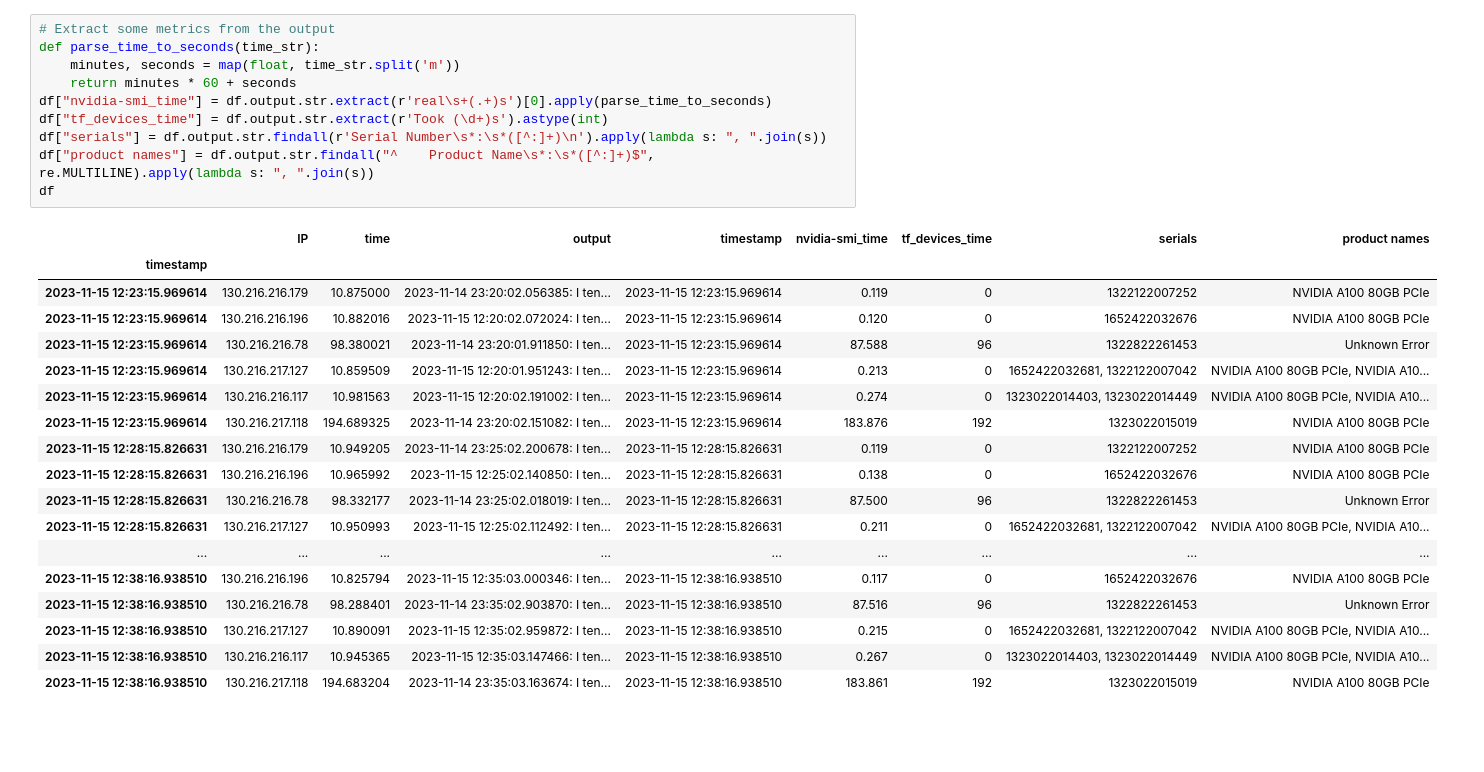
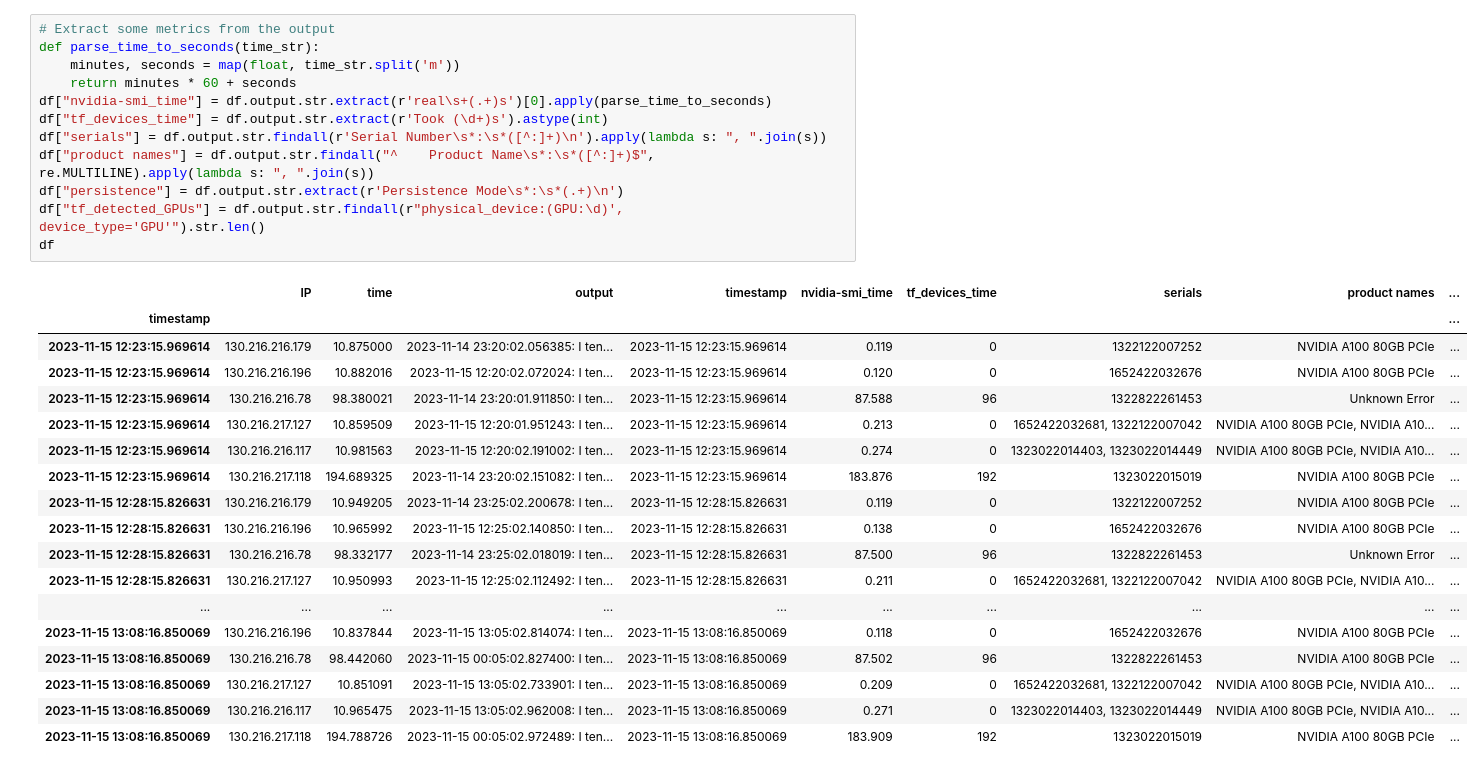
Before and after one commit to UoA-eResearch/nvidia-smi, a Jupyter notebook: plot.ipynb, the cells around one changed output. Saved outputs shown, nothing was run; the diff lists cells and outputs as text; blank space fills up the shorter version.

```diff
--- a/plot.ipynb
+++ b/plot.ipynb
@@ -29,29 +29,31 @@ df
 # %%
 # Extract some metrics from the output
 def parse_time_to_seconds(time_str):
     minutes, seconds = map(float, time_str.split('m'))
     return minutes * 60 + seconds
 df["nvidia-smi_time"] = df.output.str.extract(r'real\s+(.+)s')[0].apply(parse_time_to_seconds)
 df["tf_devices_time"] = df.output.str.extract(r'Took (\d+)s').astype(int)
 df["serials"] = df.output.str.findall(r'Serial Number\s*:\s*([^:]+)\n').apply(lambda s: ", ".join(s))
 df["product names"] = df.output.str.findall("^    Product Name\s*:\s*([^:]+)$", re.MULTILINE).apply(lambda s: ", ".join(s))
+df["persistence"] = df.output.str.extract(r'Persistence Mode\s*:\s*(.+)\n')
+df["tf_detected_GPUs"] = df.output.str.findall(r"physical_device:(GPU:\d)', device_type='GPU'").str.len()
 df
 # %% [output]
-|  | IP | time | output | timestamp | nvidia-smi_time | tf_devices_time | serials | product names |
-| timestamp |  |  |  |  |  |  |  |  |
-| 2023-11-15 12:23:15.969614 | 130.216.216.179 | 10.875000 | 2023-11-14 23:20:02.056385: I ten... | 2023-11-15 12:23:15.969614 | 0.119 | 0 | 1322122007252 | NVIDIA A100 80GB PCIe |
-| 2023-11-15 12:23:15.969614 | 130.216.216.196 | 10.882016 | 2023-11-15 12:20:02.072024: I ten... | 2023-11-15 12:23:15.969614 | 0.120 | 0 | 1652422032676 | NVIDIA A100 80GB PCIe |
-| 2023-11-15 12:23:15.969614 | 130.216.216.78 | 98.380021 | 2023-11-14 23:20:01.911850: I ten... | 2023-11-15 12:23:15.969614 | 87.588 | 96 | 1322822261453 | Unknown Error |
-| 2023-11-15 12:23:15.969614 | 130.216.217.127 | 10.859509 | 2023-11-15 12:20:01.951243: I ten... | 2023-11-15 12:23:15.969614 | 0.213 | 0 | 1652422032681, 1322122007042 | NVIDIA A100 80GB PCIe, NVIDIA A10... |
-| 2023-11-15 12:23:15.969614 | 130.216.216.117 | 10.981563 | 2023-11-15 12:20:02.191002: I ten... | 2023-11-15 12:23:15.969614 | 0.274 | 0 | 1323022014403, 1323022014449 | NVIDIA A100 80GB PCIe, NVIDIA A10... |
-| 2023-11-15 12:23:15.969614 | 130.216.217.118 | 194.689325 | 2023-11-14 23:20:02.151082: I ten... | 2023-11-15 12:23:15.969614 | 183.876 | 192 | 1323022015019 | NVIDIA A100 80GB PCIe |
-| 2023-11-15 12:28:15.826631 | 130.216.216.179 | 10.949205 | 2023-11-14 23:25:02.200678: I ten... | 2023-11-15 12:28:15.826631 | 0.119 | 0 | 1322122007252 | NVIDIA A100 80GB PCIe |
-| 2023-11-15 12:28:15.826631 | 130.216.216.196 | 10.965992 | 2023-11-15 12:25:02.140850: I ten... | 2023-11-15 12:28:15.826631 | 0.138 | 0 | 1652422032676 | NVIDIA A100 80GB PCIe |
-| 2023-11-15 12:28:15.826631 | 130.216.216.78 | 98.332177 | 2023-11-14 23:25:02.018019: I ten... | 2023-11-15 12:28:15.826631 | 87.500 | 96 | 1322822261453 | Unknown Error |
-| 2023-11-15 12:28:15.826631 | 130.216.217.127 | 10.950993 | 2023-11-15 12:25:02.112492: I ten... | 2023-11-15 12:28:15.826631 | 0.211 | 0 | 1652422032681, 1322122007042 | NVIDIA A100 80GB PCIe, NVIDIA A10... |
-| ... | ... | ... | ... | ... | ... | ... | ... | ... |
-| 2023-11-15 12:38:16.938510 | 130.216.216.196 | 10.825794 | 2023-11-15 12:35:03.000346: I ten... | 2023-11-15 12:38:16.938510 | 0.117 | 0 | 1652422032676 | NVIDIA A100 80GB PCIe |
-| 2023-11-15 12:38:16.938510 | 130.216.216.78 | 98.288401 | 2023-11-14 23:35:02.903870: I ten... | 2023-11-15 12:38:16.938510 | 87.516 | 96 | 1322822261453 | Unknown Error |
-| 2023-11-15 12:38:16.938510 | 130.216.217.127 | 10.890091 | 2023-11-15 12:35:02.959872: I ten... | 2023-11-15 12:38:16.938510 | 0.215 | 0 | 1652422032681, 1322122007042 | NVIDIA A100 80GB PCIe, NVIDIA A10... |
-| 2023-11-15 12:38:16.938510 | 130.216.216.117 | 10.945365 | 2023-11-15 12:35:03.147466: I ten... | 2023-11-15 12:38:16.938510 | 0.267 | 0 | 1323022014403, 1323022014449 | NVIDIA A100 80GB PCIe, NVIDIA A10... |
-| 2023-11-15 12:38:16.938510 | 130.216.217.118 | 194.683204 | 2023-11-14 23:35:03.163674: I ten... | 2023-11-15 12:38:16.938510 | 183.861 | 192 | 1323022015019 | NVIDIA A100 80GB PCIe |
+|  | IP | time | output | timestamp | nvidia-smi_time | tf_devices_time | serials | product names | ... |
+| timestamp |  |  |  |  |  |  |  |  | ... |
+| 2023-11-15 12:23:15.969614 | 130.216.216.179 | 10.875000 | 2023-11-14 23:20:02.056385: I ten... | 2023-11-15 12:23:15.969614 | 0.119 | 0 | 1322122007252 | NVIDIA A100 80GB PCIe | ... |
+| 2023-11-15 12:23:15.969614 | 130.216.216.196 | 10.882016 | 2023-11-15 12:20:02.072024: I ten... | 2023-11-15 12:23:15.969614 | 0.120 | 0 | 1652422032676 | NVIDIA A100 80GB PCIe | ... |
+| 2023-11-15 12:23:15.969614 | 130.216.216.78 | 98.380021 | 2023-11-14 23:20:01.911850: I ten... | 2023-11-15 12:23:15.969614 | 87.588 | 96 | 1322822261453 | Unknown Error | ... |
+| 2023-11-15 12:23:15.969614 | 130.216.217.127 | 10.859509 | 2023-11-15 12:20:01.951243: I ten... | 2023-11-15 12:23:15.969614 | 0.213 | 0 | 1652422032681, 1322122007042 | NVIDIA A100 80GB PCIe, NVIDIA A10... | ... |
+| 2023-11-15 12:23:15.969614 | 130.216.216.117 | 10.981563 | 2023-11-15 12:20:02.191002: I ten... | 2023-11-15 12:23:15.969614 | 0.274 | 0 | 1323022014403, 1323022014449 | NVIDIA A100 80GB PCIe, NVIDIA A10... | ... |
+| 2023-11-15 12:23:15.969614 | 130.216.217.118 | 194.689325 | 2023-11-14 23:20:02.151082: I ten... | 2023-11-15 12:23:15.969614 | 183.876 | 192 | 1323022015019 | NVIDIA A100 80GB PCIe | ... |
+| 2023-11-15 12:28:15.826631 | 130.216.216.179 | 10.949205 | 2023-11-14 23:25:02.200678: I ten... | 2023-11-15 12:28:15.826631 | 0.119 | 0 | 1322122007252 | NVIDIA A100 80GB PCIe | ... |
+| 2023-11-15 12:28:15.826631 | 130.216.216.196 | 10.965992 | 2023-11-15 12:25:02.140850: I ten... | 2023-11-15 12:28:15.826631 | 0.138 | 0 | 1652422032676 | NVIDIA A100 80GB PCIe | ... |
+| 2023-11-15 12:28:15.826631 | 130.216.216.78 | 98.332177 | 2023-11-14 23:25:02.018019: I ten... | 2023-11-15 12:28:15.826631 | 87.500 | 96 | 1322822261453 | Unknown Error | ... |
+| 2023-11-15 12:28:15.826631 | 130.216.217.127 | 10.950993 | 2023-11-15 12:25:02.112492: I ten... | 2023-11-15 12:28:15.826631 | 0.211 | 0 | 1652422032681, 1322122007042 | NVIDIA A100 80GB PCIe, NVIDIA A10... | ... |
+| ... | ... | ... | ... | ... | ... | ... | ... | ... | ... |
+| 2023-11-15 13:08:16.850069 | 130.216.216.196 | 10.837844 | 2023-11-15 13:05:02.814074: I ten... | 2023-11-15 13:08:16.850069 | 0.118 | 0 | 1652422032676 | NVIDIA A100 80GB PCIe | ... |
+| 2023-11-15 13:08:16.850069 | 130.216.216.78 | 98.442060 | 2023-11-15 00:05:02.827400: I ten... | 2023-11-15 13:08:16.850069 | 87.502 | 96 | 1322822261453 | NVIDIA A100 80GB PCIe | ... |
+| 2023-11-15 13:08:16.850069 | 130.216.217.127 | 10.851091 | 2023-11-15 13:05:02.733901: I ten... | 2023-11-15 13:08:16.850069 | 0.209 | 0 | 1652422032681, 1322122007042 | NVIDIA A100 80GB PCIe, NVIDIA A10... | ... |
+| 2023-11-15 13:08:16.850069 | 130.216.216.117 | 10.965475 | 2023-11-15 13:05:02.962008: I ten... | 2023-11-15 13:08:16.850069 | 0.271 | 0 | 1323022014403, 1323022014449 | NVIDIA A100 80GB PCIe, NVIDIA A10... | ... |
+| 2023-11-15 13:08:16.850069 | 130.216.217.118 | 194.788726 | 2023-11-15 00:05:02.972489: I ten... | 2023-11-15 13:08:16.850069 | 183.909 | 192 | 1323022015019 | NVIDIA A100 80GB PCIe | ... |
```
Also changed, not shown: parts of 3 cells of this notebook.
